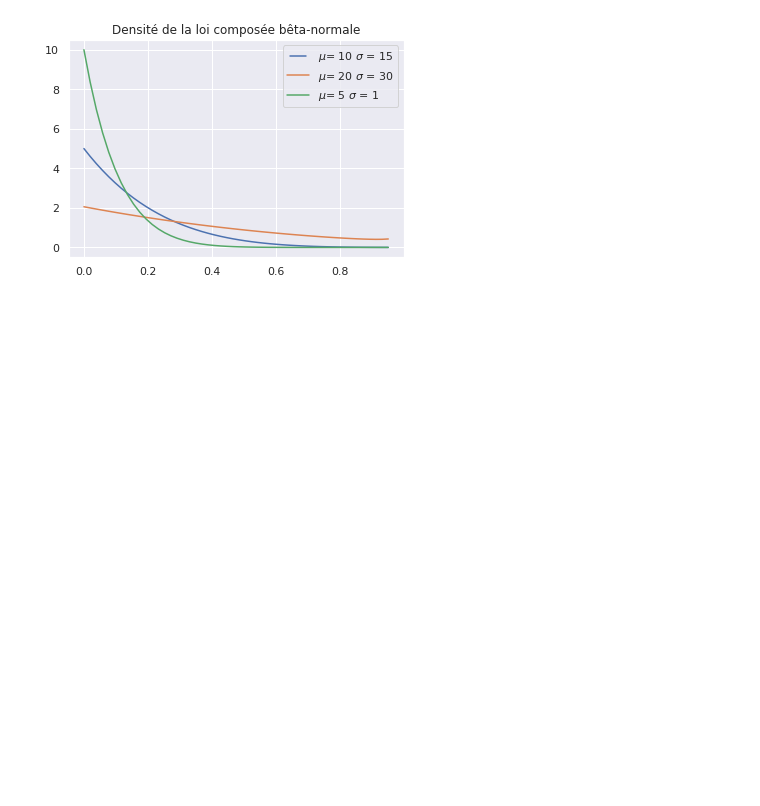
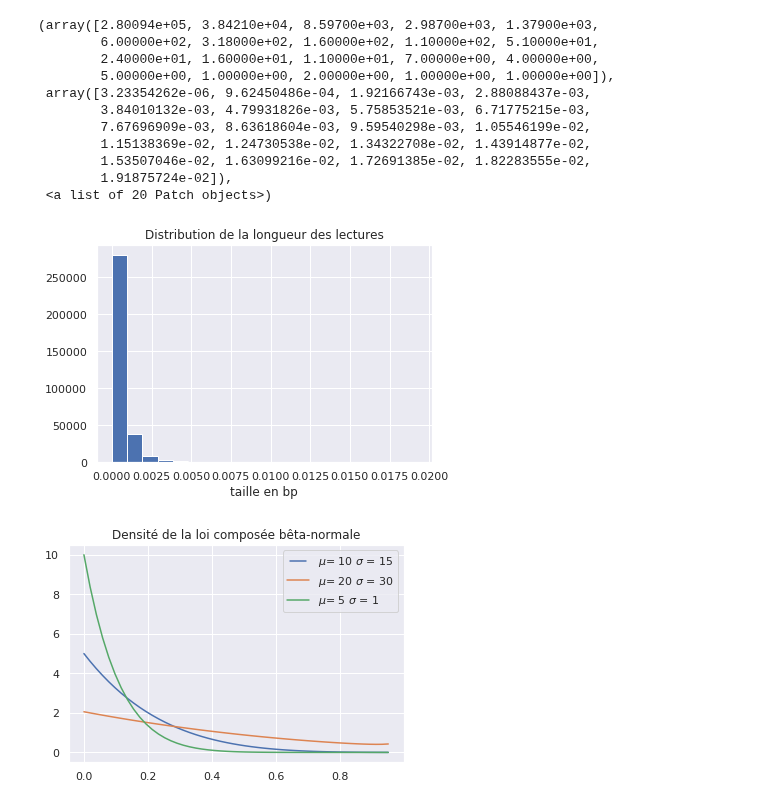
Before and after one commit to aminaghoul/reads_seq, a Jupyter notebook: Untitled.ipynb, the cells around one changed output. Drawn from its saved outputs; the diff is of its cells as text; code cells hidden in the pictures; blank space fills up the shorter version.

```diff
--- a/Untitled.ipynb
+++ b/Untitled.ipynb
@@ -16,6 +16,38 @@ sns.set(color_codes=True)
 from functools import partial
 from itertools import chain
 from numpy.random import choice
+# %%
+monFichier = open("../Documents/Donnees/DRR164914.fastq", "r") #MINION
+taille = []
+f = []
+norm = []
+
+for line in monFichier:
+    fields = line.strip().split()
+    for idx, word in enumerate(fields):
+        f.append(word)
+
+for i, element in enumerate(f):
+    if element.endswith("/1") and i + 1 < len(f):
+        taille.append(len(f[i + 1]))
+g = sum(taille)
+norm = [i / 3711100 for i in taille]
+plt.title("Distribution de la longueur des lectures")
+plt.xlabel("taille en bp")
+plt.hist(norm,bins =20)
+# %% [output]
+(array([2.80094e+05, 3.84210e+04, 8.59700e+03, 2.98700e+03, 1.37900e+03,
+        6.00000e+02, 3.18000e+02, 1.60000e+02, 1.10000e+02, 5.10000e+01,
+        2.40000e+01, 1.60000e+01, 1.10000e+01, 7.00000e+00, 4.00000e+00,
+        5.00000e+00, 1.00000e+00, 2.00000e+00, 1.00000e+00, 1.00000e+00]),
+ array([3.23354262e-06, 9.62450486e-04, 1.92166743e-03, 2.88088437e-03,
+        3.84010132e-03, 4.79931826e-03, 5.75853521e-03, 6.71775215e-03,
+        7.67696909e-03, 8.63618604e-03, 9.59540298e-03, 1.05546199e-02,
+        1.15138369e-02, 1.24730538e-02, 1.34322708e-02, 1.43914877e-02,
+        1.53507046e-02, 1.63099216e-02, 1.72691385e-02, 1.82283555e-02,
+        1.91875724e-02]),
+ <a list of 20 Patch objects>)
+[figure, added]
 # %%
 def integrale_trapeze(f, x_min, x_max, nb_x):
     pas = (x_max - x_min) / (nb_x * 2)
```
Also changed, not shown: parts of 5 cells of this notebook.
